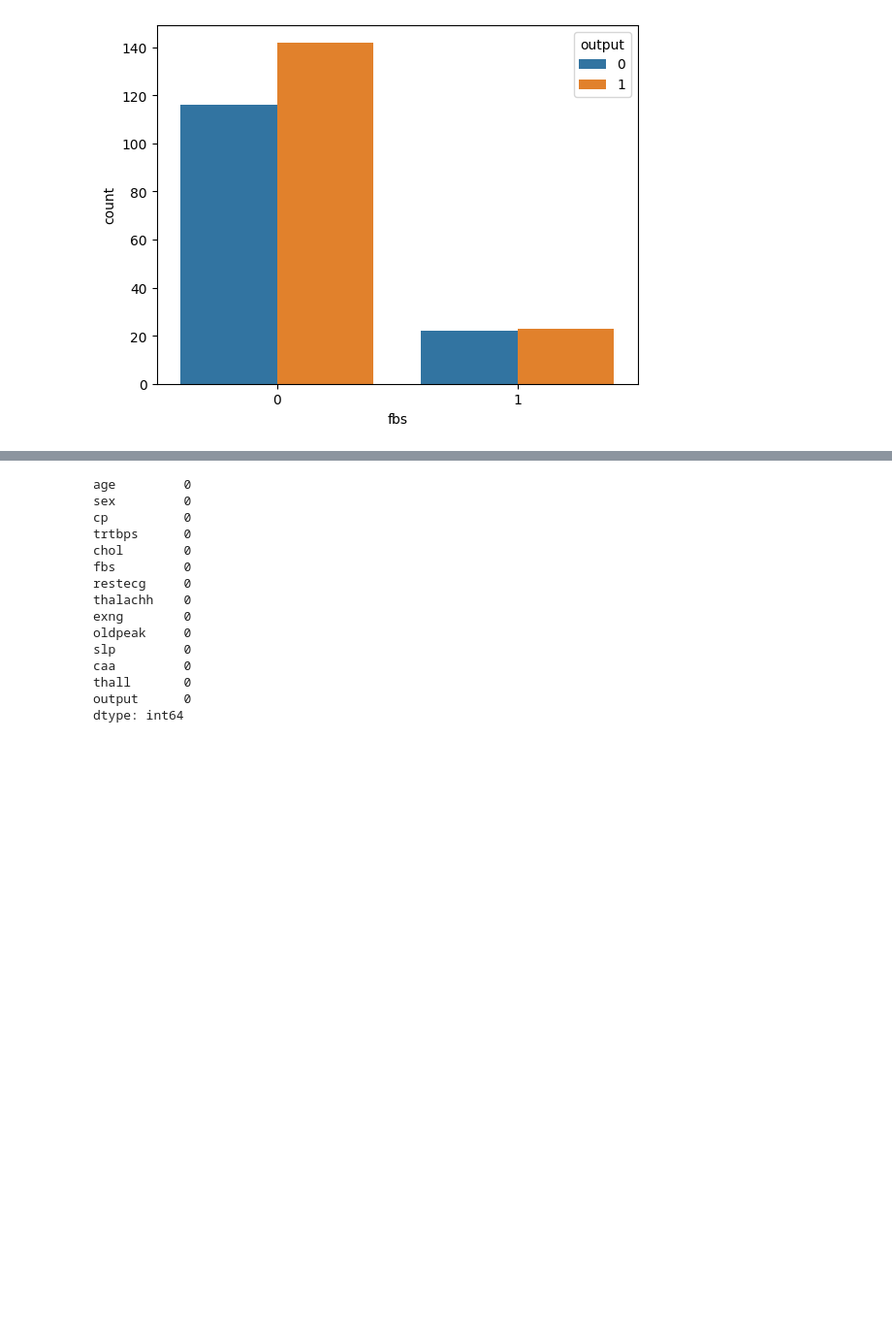
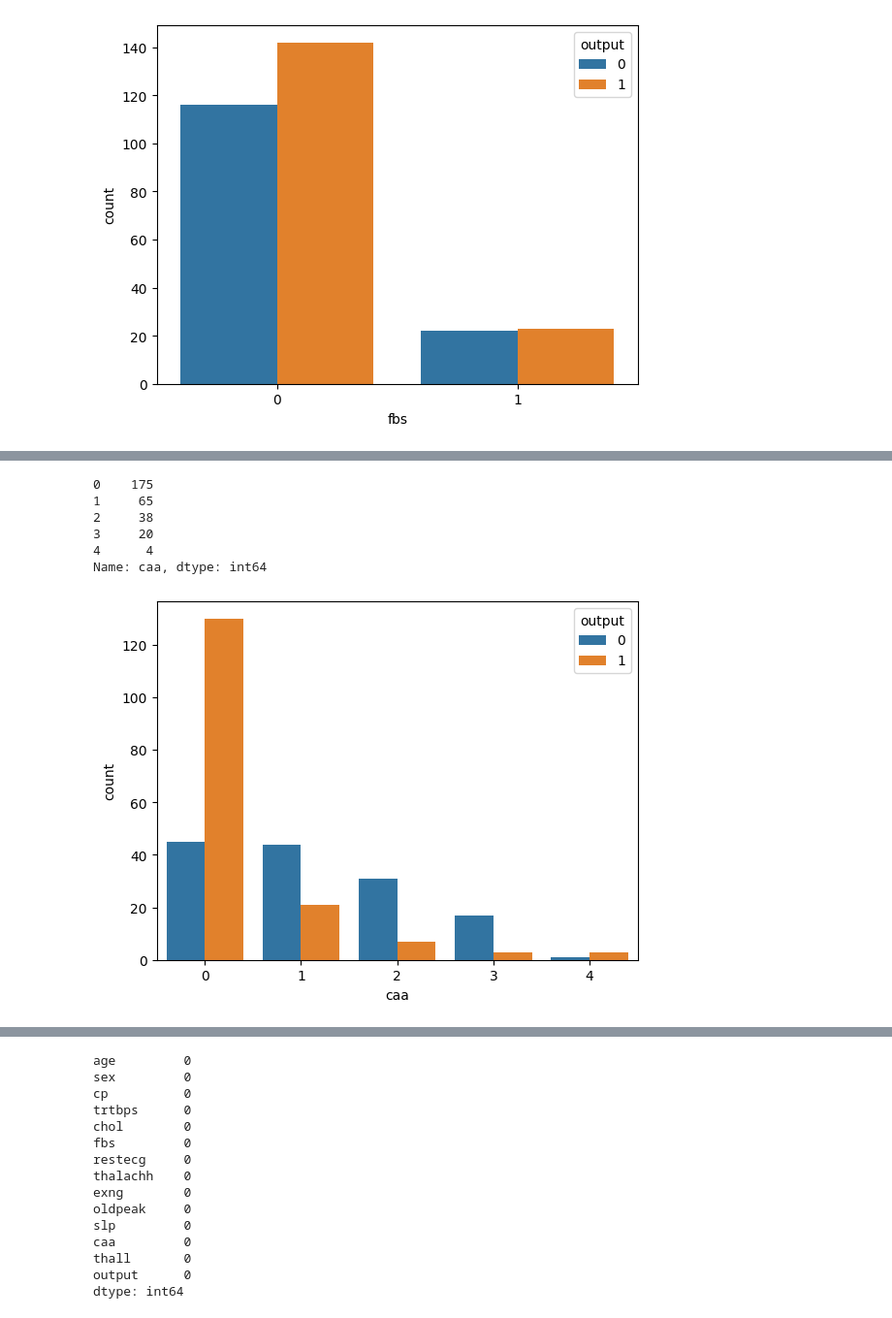
Before and after one commit to zoezhousy/Kaggle_Heart_Attack_Analysis_Prediction, a Jupyter notebook: heart-attack-prediction.ipynb, the cells around one changed output, grey strips where cells are left out. Shown at 97% size. Drawn from its saved outputs; the diff is of its cells as text; code cells hidden in the pictures; blank space fills up the shorter version.

```diff
--- a/heart-attack-prediction.ipynb
+++ b/heart-attack-prediction.ipynb
@@ -280,0 +296,14 @@ Name: fbs, dtype: int64
+# %%
+# caa
+x = heart.caa.value_counts()
+print(x)
+p = sns.countplot(data = heart, x="caa", hue = "output")
+# caa-0 have the largest count, caa-4 have the lowest count
+# %% [output]
+0    175
+1     65
+2     38
+3     20
+4      4
+Name: caa, dtype: int64
+[figure, added]
```
Also changed, not shown: parts of 18 cells of this notebook.
